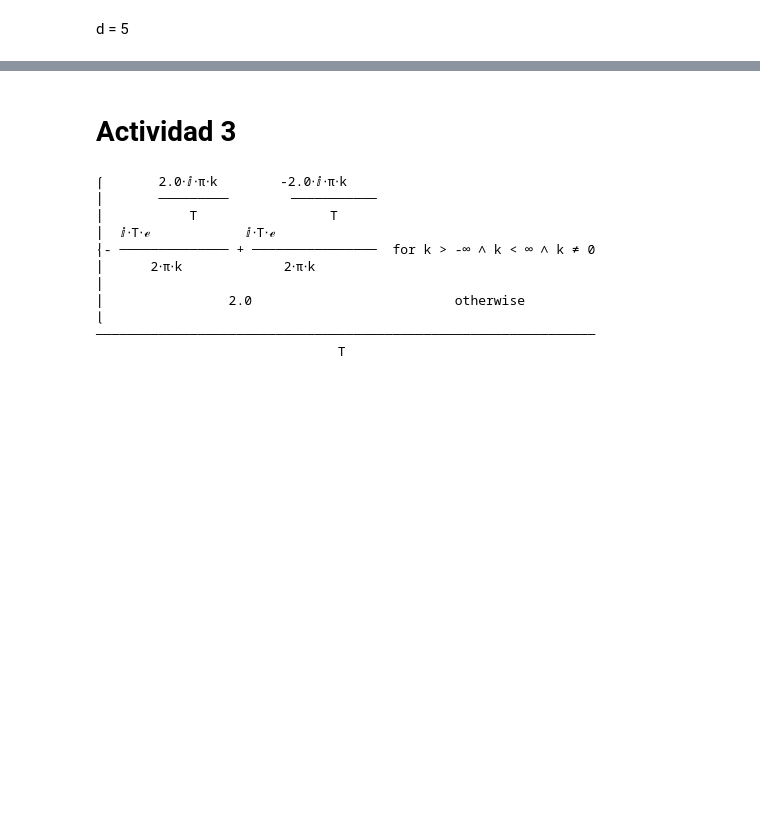
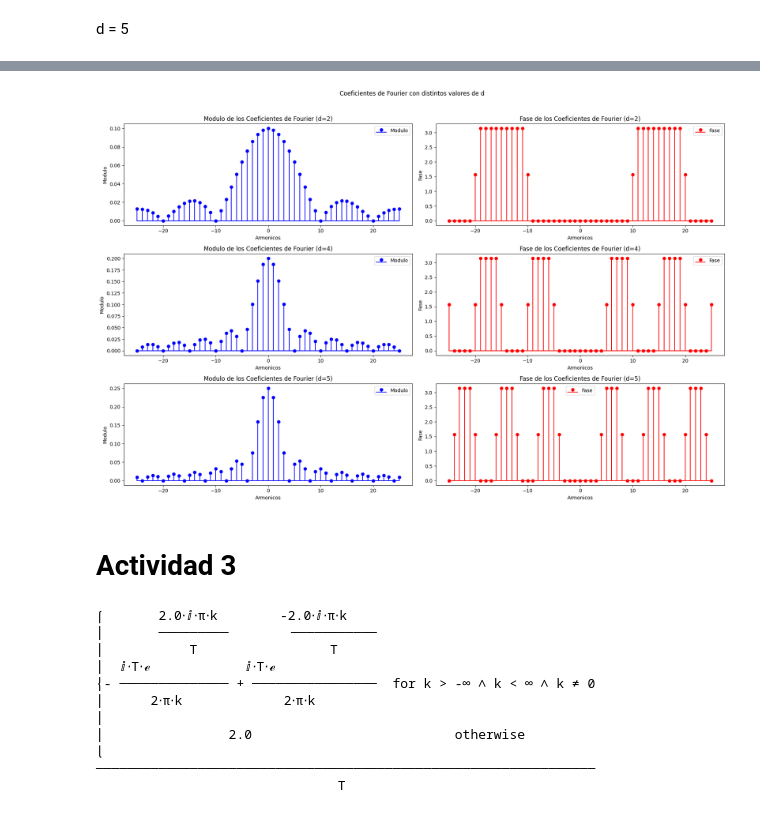
Before and after one commit to Lekkito/analisis-de-se-ales, a Jupyter notebook: tp3.ipynb, the cells around one changed output, grey strips where cells are left out. Saved outputs shown, nothing was run; the diff lists cells and outputs as text; code cells hidden in the pictures; blank space fills up the shorter version.

```diff
--- a/tp3.ipynb
+++ b/tp3.ipynb
@@ -321,3 +316,57 @@ Text(0.5, 0, 'Armonicos')
+# %%
+# Subplot grande comparando los 3 graficos con distintos valores de d = [2,4,5] con T=20ms fijo
+plt.figure(figsize=(18, 12))
+plt.suptitle('Coeficientes de Fourier con distintos valores de d')
+
+# Plot for d=2
+plt.subplot(3, 2, 1)
+plt.stem(armo, modcoef_2, label='Modulo', linefmt='b-', markerfmt='bo', basefmt='b-')
+plt.title('Modulo de los Coeficientes de Fourier (d=2)')
+plt.xlabel('Armonicos')
+plt.ylabel('Modulo')
+plt.legend()
+
+plt.subplot(3, 2, 2)
+plt.stem(armo, fascoef_2, label='Fase', linefmt='r-', markerfmt='ro', basefmt='r-')
+plt.title('Fase de los Coeficientes de Fourier (d=2)')
+plt.xlabel('Armonicos')
+plt.ylabel('Fase')
+plt.legend()
+
+# Plot for d=4
+plt.subplot(3, 2, 3)
+plt.stem(armo, modcoef_4, label='Modulo', linefmt='b-', markerfmt='bo', basefmt='b-')
+plt.title('Modulo de los Coeficientes de Fourier (d=4)')
+plt.xlabel('Armonicos')
+plt.ylabel('Modulo')
+plt.legend()
+
+plt.subplot(3, 2, 4)
+plt.stem(armo, fascoef_4, label='Fase', linefmt='r-', markerfmt='ro', basefmt='r-')
+plt.title('Fase de los Coeficientes de Fourier (d=4)')
+plt.xlabel('Armonicos')
+plt.ylabel('Fase')
+plt.legend()
+
+# Plot for d=5
+plt.subplot(3, 2, 5)
+plt.stem(armo, modcoef_5, label='Modulo', linefmt='b-', markerfmt='bo', basefmt='b-')
+plt.title('Modulo de los Coeficientes de Fourier (d=5)')
+plt.xlabel('Armonicos')
+plt.ylabel('Modulo')
+plt.legend()
+
+plt.subplot(3, 2, 6)
+plt.stem(armo, fascoef_5, label='Fase', linefmt='r-', markerfmt='ro', basefmt='r-')
+plt.title('Fase de los Coeficientes de Fourier (d=5)')
+plt.xlabel('Armonicos')
+plt.ylabel('Fase')
+plt.legend()
+
+plt.tight_layout(rect=[0, 0, 1, 0.96])
+plt.show()
+# %% [output]
+[figure, added]
 # %% [markdown]
 # Actividad 3
 # %%
```
Also changed, not shown: parts of 4 cells of this notebook.
